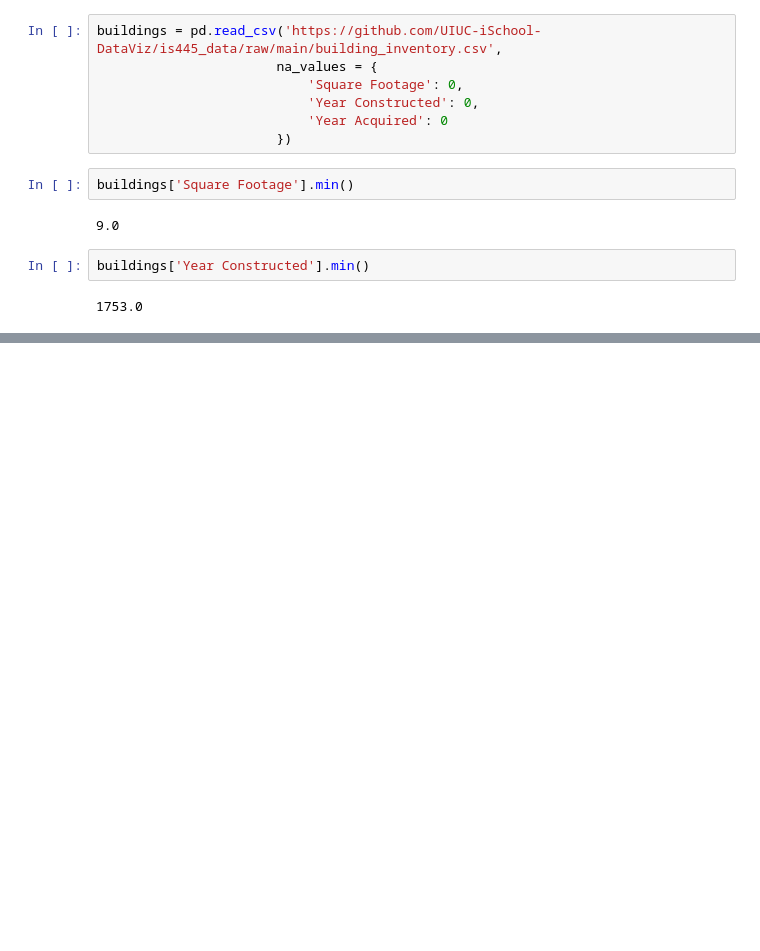
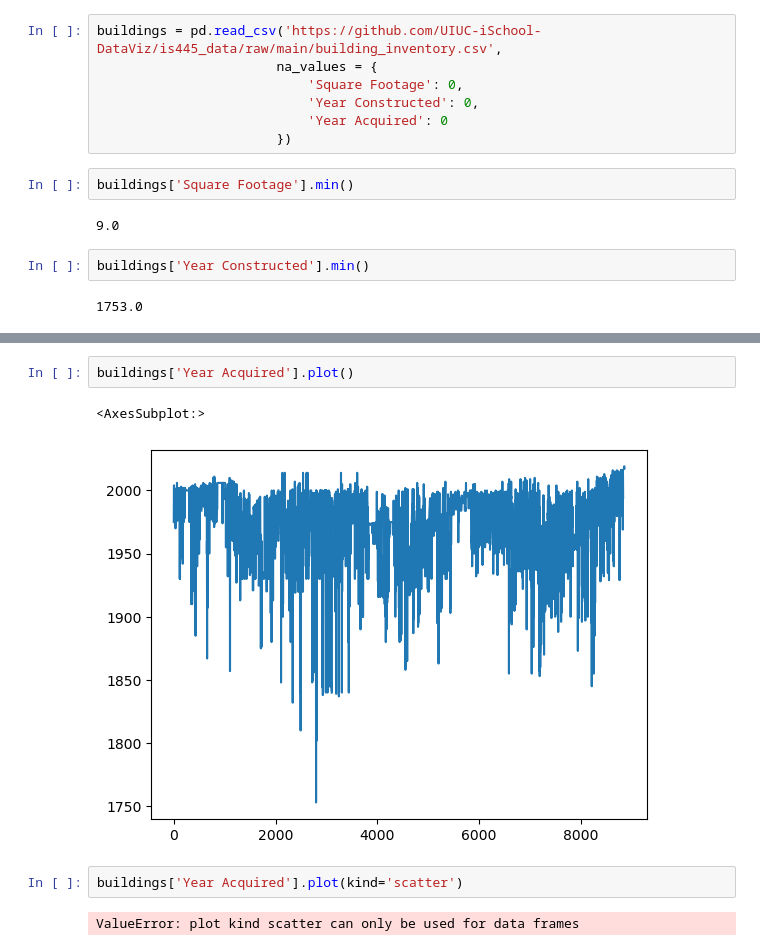
Before and after one commit to WiDS-Urbana-Champaign/WiDS-Urbana-Champaign.github.io, a Jupyter notebook: week02/inClass_week02.ipynb, the cells around one changed output, grey strips where cells are left out. Drawn from its saved outputs; the diff is of its cells as text; blank space fills up the shorter version.

```diff
--- a/week02/inClass_week02.ipynb
+++ b/week02/inClass_week02.ipynb
@@ -231,0 +237,9 @@ buildings['Year Constructed'].min()
+# %%
+buildings['Year Acquired'].plot()
+# %% [output]
+<AxesSubplot:>
+[figure, added]
+# %%
+buildings['Year Acquired'].plot(kind='scatter')
+# %% [output]
+ValueError: plot kind scatter can only be used for data frames
```
Also changed, not shown: parts of 1 cell of this notebook.
